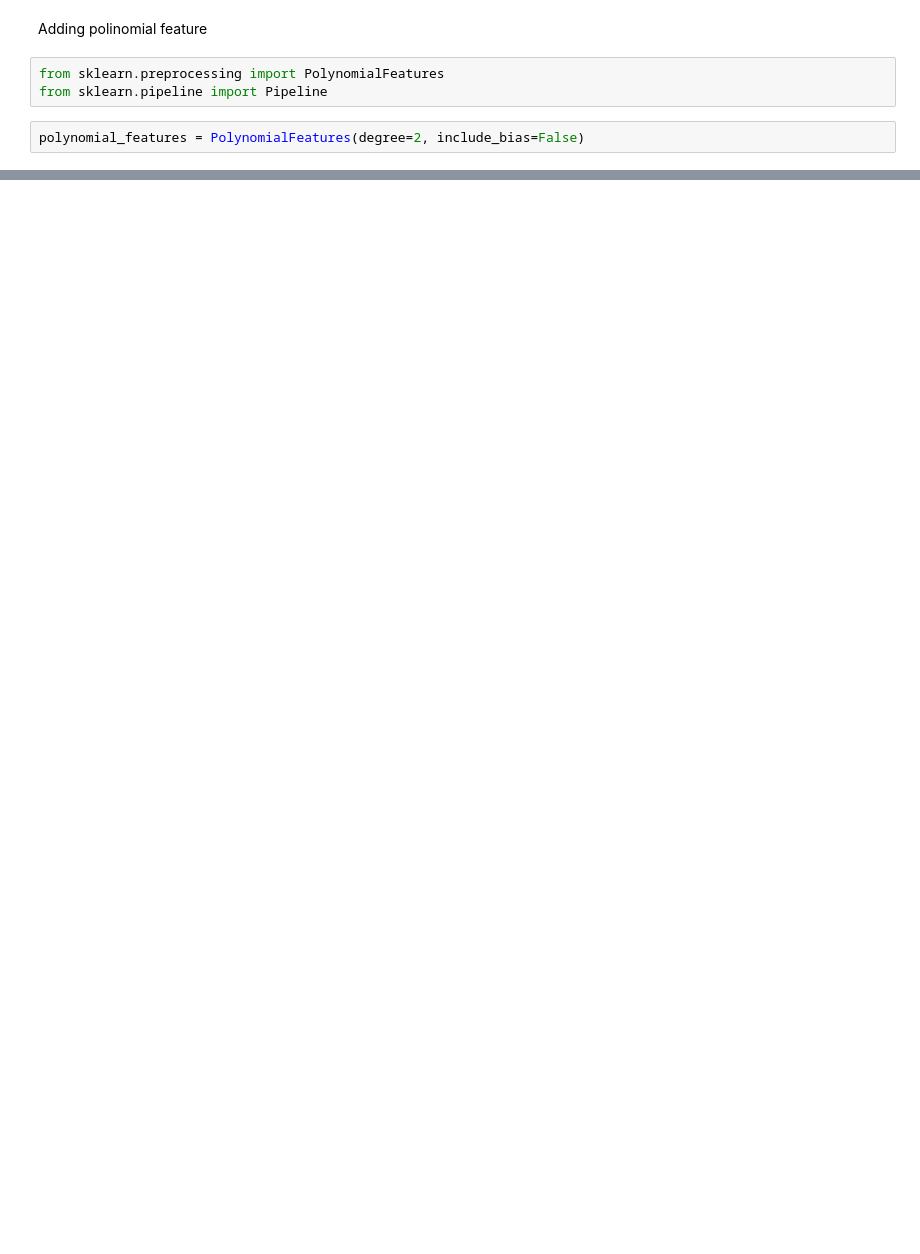
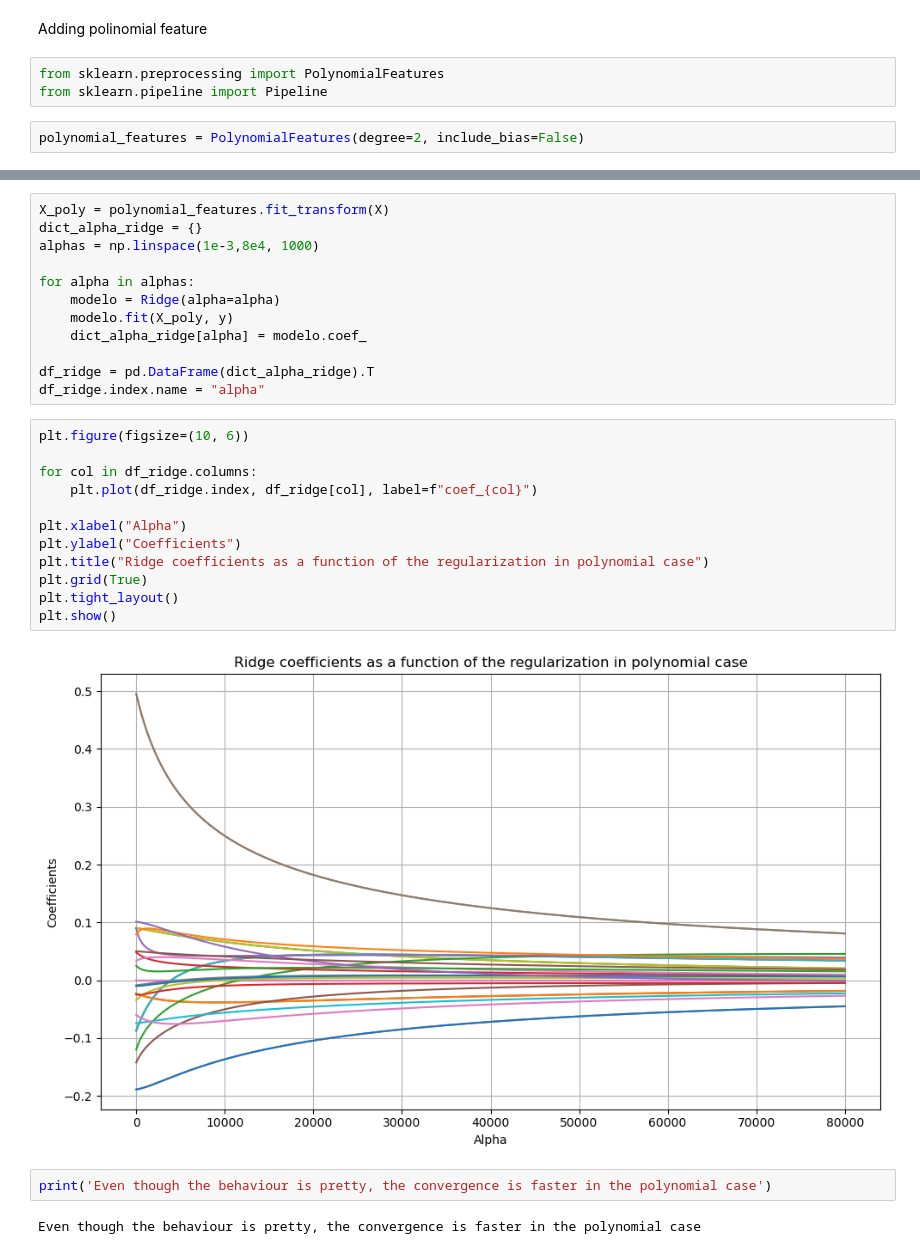
Before and after one commit to jorgeDongoG/ENEI-2025-ML1-Tarea1, a Jupyter notebook: scripts/Notebook.ipynb, the cells around one changed output, grey strips where cells are left out. Drawn from its saved outputs; the diff is of its cells as text; blank space fills up the shorter version.

```diff
--- a/scripts/Notebook.ipynb
+++ b/scripts/Notebook.ipynb
@@ -618,0 +654,30 @@ best_error_lassoCV = mean_errors_lassoCV[np.where(lassoCV.alphas == best_alpha_l
+# %%
+X_poly = polynomial_features.fit_transform(X)
+dict_alpha_ridge = {}
+alphas = np.linspace(1e-3,8e4, 1000)
+
+for alpha in alphas:
+    modelo = Ridge(alpha=alpha)
+    modelo.fit(X_poly, y)
+    dict_alpha_ridge[alpha] = modelo.coef_
+
+df_ridge = pd.DataFrame(dict_alpha_ridge).T
+df_ridge.index.name = "alpha"
+# %%
+plt.figure(figsize=(10, 6))
+
+for col in df_ridge.columns:
+    plt.plot(df_ridge.index, df_ridge[col], label=f"coef_{col}")
+
+plt.xlabel("Alpha")
+plt.ylabel("Coefficients")
+plt.title("Ridge coefficients as a function of the regularization in polynomial case")
+plt.grid(True)
+plt.tight_layout()
+plt.show()
+# %% [output]
+[figure, added]
+# %%
+print('Even though the behaviour is pretty, the convergence is faster in the polynomial case')
+# %% [output]
+Even though the behaviour is pretty, the convergence is faster in the polynomial case
```
Also changed, not shown: parts of 21 cells of this notebook.
